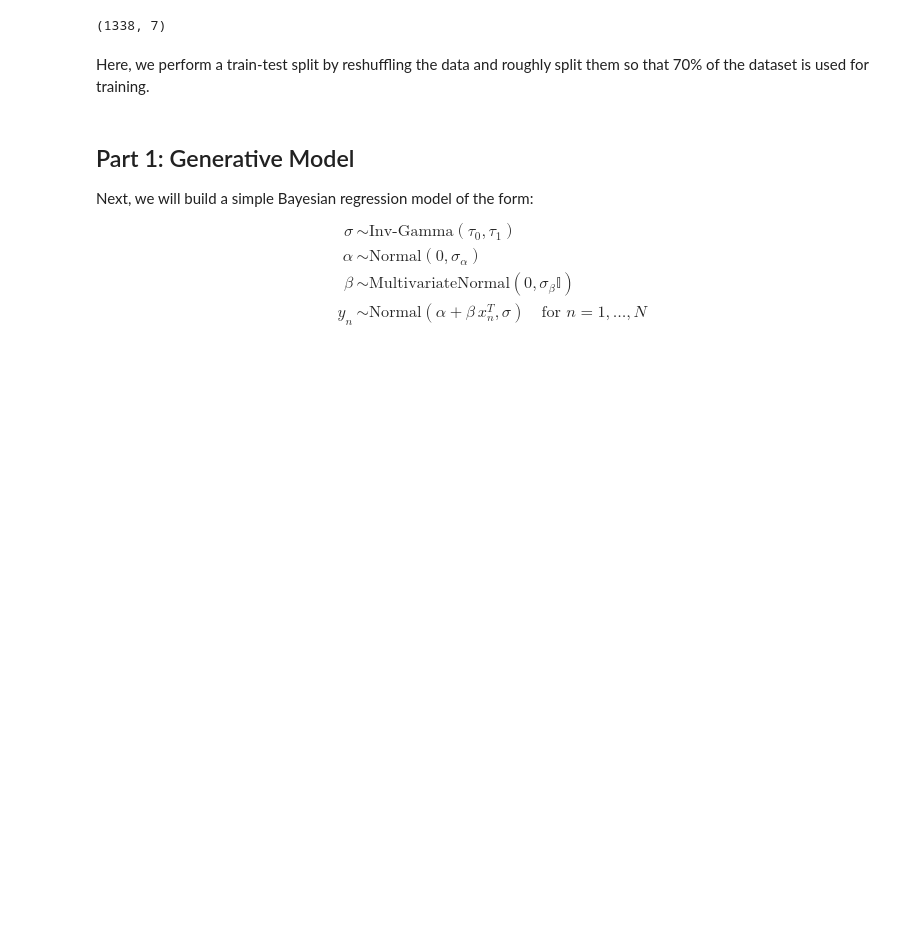
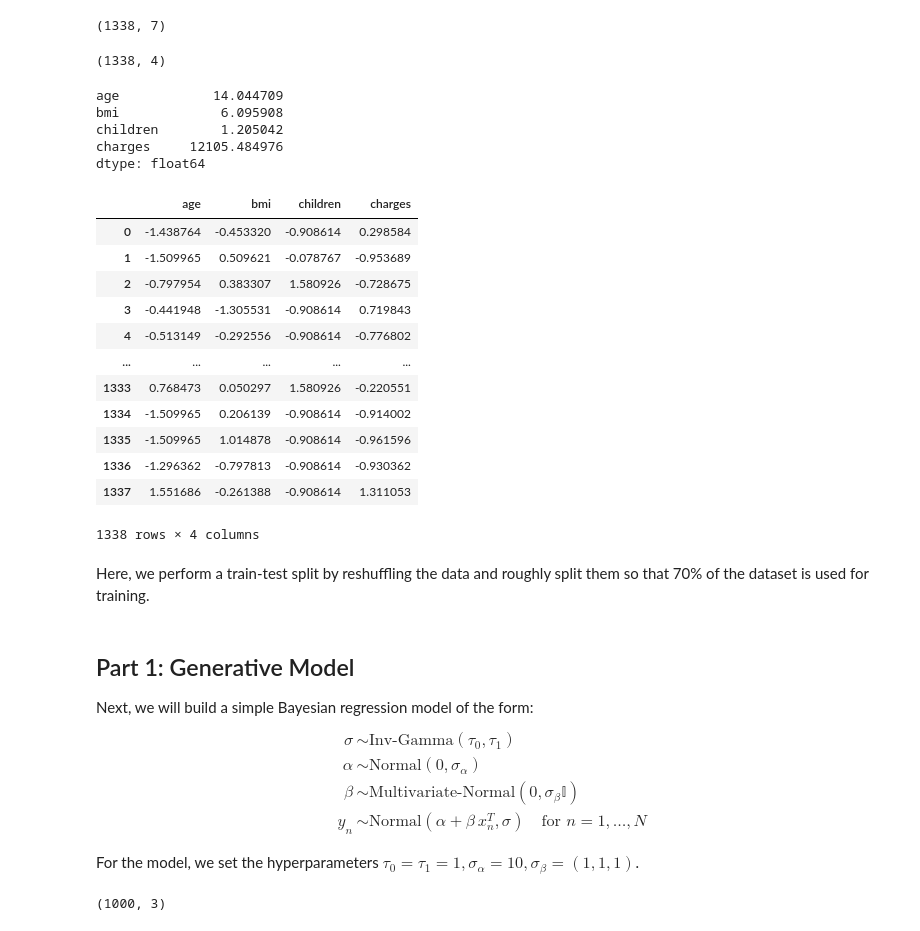
Before and after one commit to jerrymhuang/DreamDrone, a Jupyter notebook: CM03/Bayesian_Insurance.ipynb, the cells around one changed output. Drawn from its saved outputs; the diff is of its cells as text; code cells hidden in the pictures; blank space fills up the shorter version.

```diff
--- a/CM03/Bayesian_Insurance.ipynb
+++ b/CM03/Bayesian_Insurance.ipynb
@@ -39,5 +41,64 @@ data.shape
 # %% [output]
 (1338, 7)
+# %%
+data = all_data[['age','bmi', 'children', 'charges']]
+data.shape
+# %% [output]
+(1338, 4)
+# %%
+charges_std = data['charges'].std()
+std = np.std(data, axis=0)
+std
+# %% [output]
+age            14.044709
+bmi             6.095908
+children        1.205042
+charges     12105.484976
+dtype: float64
+# %%
+def z_standardize(input_data):
+    """
+    Helper function to standardize data.
+
+    Parameters
+    ----------
+    Input_data      : np.array
+        Input data to be standardized
+
+    Returns
+    -------
+    output_data     : np.array
+        Standardized data
+    """
+
+    output_data = (input_data - np.mean(input_data, axis=0)) / np.std(input_data, axis=0)
+
+    return output_data
+
+def destandardize(data_z, input_mean, input_std):
+    """
+    Helper function to destandardize data.
+    """
+
+    return data_z * input_std + input_mean
+# %%
+# Perform z_standardization for all data
+data_z = z_standardize(data)
+data_z
+# %% [output]
+|  | age | bmi | children | charges |
+| 0 | -1.438764 | -0.453320 | -0.908614 | 0.298584 |
+| 1 | -1.509965 | 0.509621 | -0.078767 | -0.953689 |
+| 2 | -0.797954 | 0.383307 | 1.580926 | -0.728675 |
+| 3 | -0.441948 | -1.305531 | -0.908614 | 0.719843 |
+| 4 | -0.513149 | -0.292556 | -0.908614 | -0.776802 |
+| ... | ... | ... | ... | ... |
+| 1333 | 0.768473 | 0.050297 | 1.580926 | -0.220551 |
+| 1334 | -1.509965 | 0.206139 | -0.908614 | -0.914002 |
+| 1335 | -1.509965 | 1.014878 | -0.908614 | -0.961596 |
+| 1336 | -1.296362 | -0.797813 | -0.908614 | -0.930362 |
+| 1337 | 1.551686 | -0.261388 | -0.908614 | 1.311053 |
+1338 rows × 4 columns
 # %% [markdown]
 Here, we perform a train-test split by reshuffling the data and roughly split them so that 70% of the dataset is used for training.
 # %%
@@ -52,11 +117,13 @@ Next, we will build a simple Bayesian regression model of the form:
 $$
 \begin{align}
     \nonumber \sigma &\sim \text{Inv-Gamma}(\tau_0, \tau_1)\\
-    \nonumber \alpha &\sim \mathrm{Normal}(0, \sigma_\alpha)\\
-    \nonumber \beta &\sim \mathrm{MultivariateNormal}(0, \sigma_\beta \mathbb{I})\\
+    \nonumber \alpha &\sim \text{Normal}(0, \sigma_\alpha)\\
+    \nonumber \beta &\sim \text{Multivariate-Normal}(0, \sigma_\beta \mathbb{I})\\
 \nonumber y_n &\sim \mathrm{Normal}(\alpha + \beta\,x_n^T, \sigma) \quad \text{for} \,\, n = 1,\dots,N
 \end{align}
 $$
+
+For the model, we set the hyperparameters $\tau_0 = \tau_1 = 1, \sigma_\alpha = 10, \sigma_\beta = (1, 1, 1)$.
 # %%
 insurance_code = """
 data {
@@ -87,2 +150,15 @@ model {
 }
 """
+# %%
+predictors = train_data[:,0:3]
+
+insurance_data = {
+    "N": train_data.shape[0],
+    "K": predictors.shape[1],
+    "x": predictors,
+    "y": train_data[:,-1]
+}
+
+predictors.shape
+# %% [output]
+(1000, 3)
```
Also changed, not shown: parts of 11 cells of this notebook.
